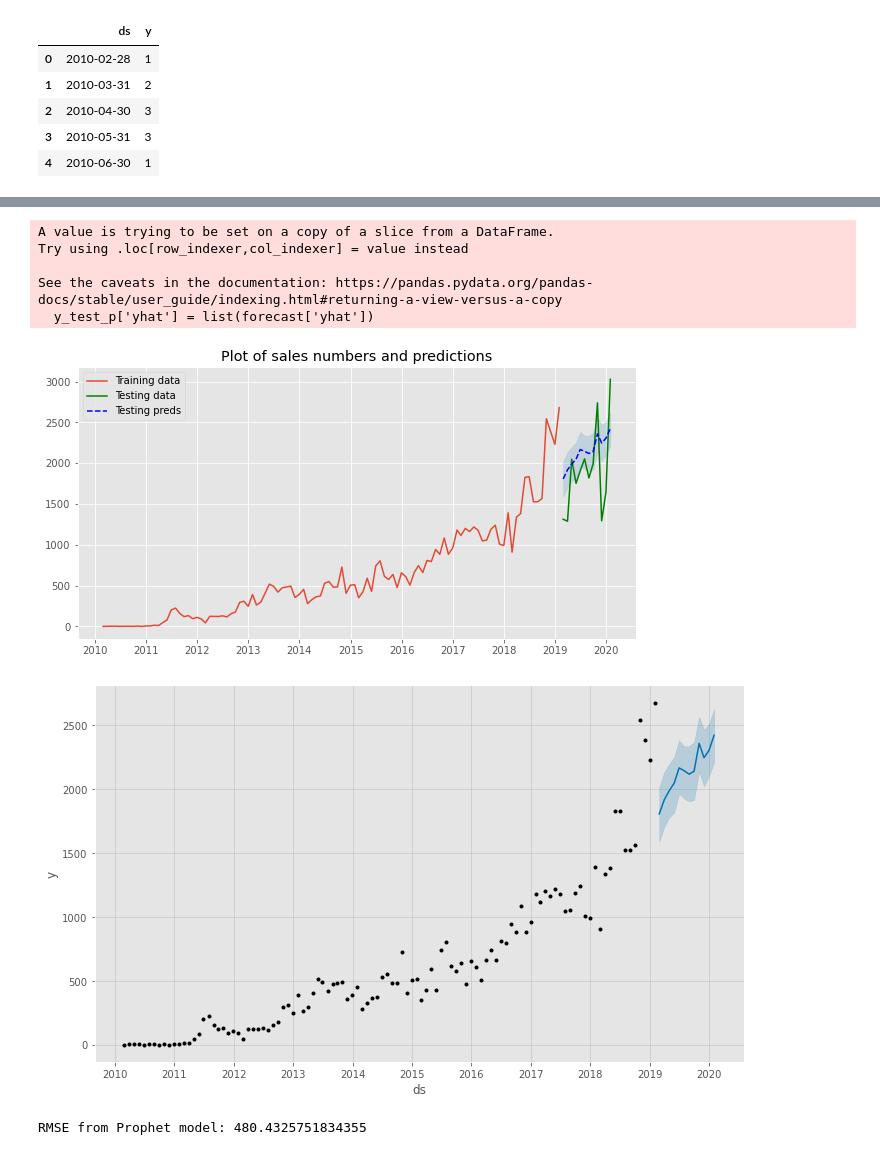
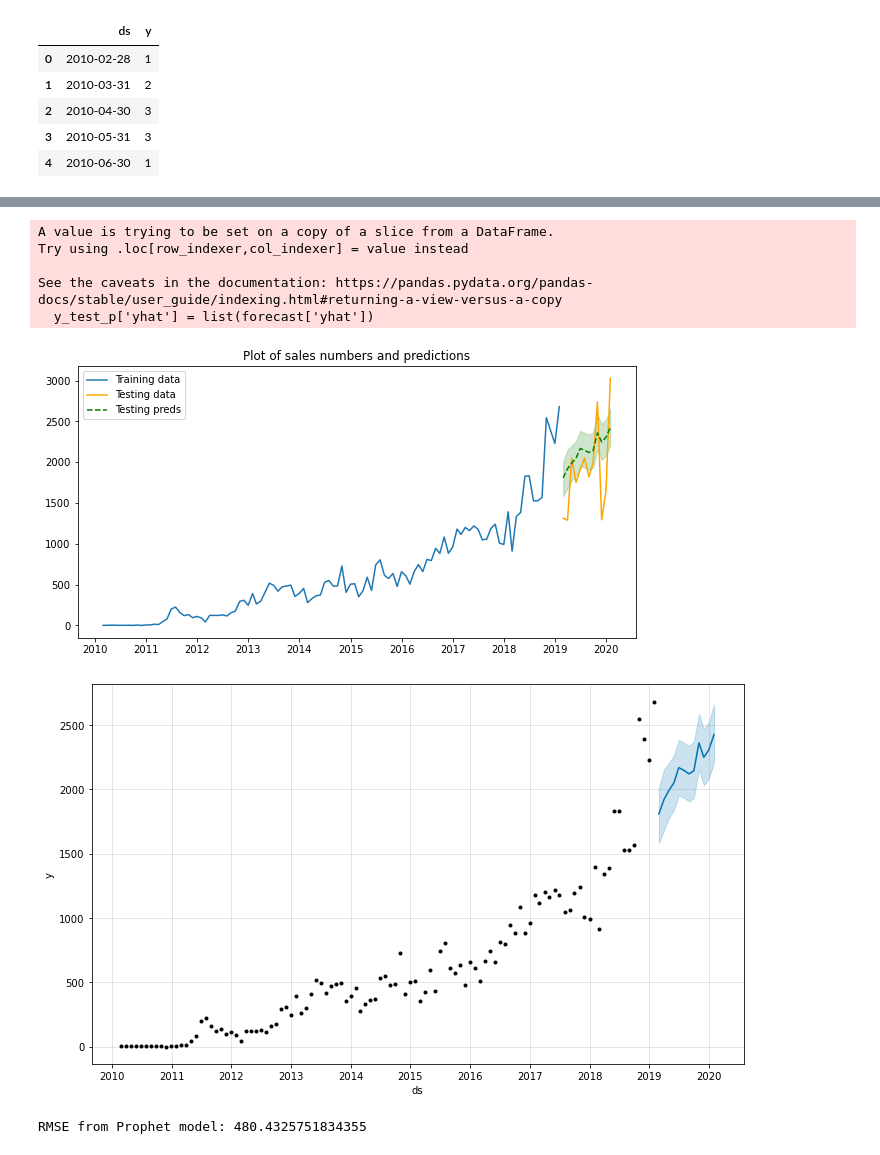
Before and after one commit to aidarahim/Electric_Vehicle_Access, a Jupyter notebook: 01_EV_Ownership.ipynb, the cells around one changed output, grey strips where cells are left out. Cells and saved outputs as stored; diff of their text form; code cells hidden in the pictures.

```diff
--- a/01_EV_Ownership.ipynb
+++ b/01_EV_Ownership.ipynb
@@ -14,8 +14,8 @@ import matplotlib.pyplot as plt
 import matplotlib.cm as cm
 import matplotlib.colors as colors
 from matplotlib.colors import ListedColormap, LinearSegmentedColormap
-import matplotlib
-matplotlib.style.use('ggplot')
+# import matplotlib
+# matplotlib.style.use('ggplot')
 
 # mapping-related imports
 import folium
@@ -841,27 +827,27 @@ INFO:prophet:Disabling daily seasonality. Run prophet with daily_seasonality=Tru
 # %%
 y_test_p['yhat'] = list(forecast['yhat'])
 
 # Plot results
 plt.figure(figsize=(10,5))
 plt.title('Plot of sales numbers and predictions')
 plt.plot(y_train_p['ds'], y_train_p['y'], label='Training data')
-plt.plot(y_test_p['ds'], y_test_p['y'], label='Testing data',color='green')
-plt.plot(y_test_p['ds'], y_test_p['yhat'], '--', label='Testing preds',color='blue')
-plt.fill_between(y_test_p['ds'], forecast['yhat_lower'], forecast['yhat_upper'],color='C1',alpha=0.2)
+plt.plot(y_test_p['ds'], y_test_p['y'], label='Testing data',color='orange')
+plt.plot(y_test_p['ds'], y_test_p['yhat'], '--', label='Testing preds',color='green')
+plt.fill_between(y_test_p['ds'], forecast['yhat_lower'], forecast['yhat_upper'],color='green',alpha=0.2)
 plt.legend()
 plt.show()
 # %% [output]
 A value is trying to be set on a copy of a slice from a DataFrame.
 Try using .loc[row_indexer,col_indexer] = value instead
 
 See the caveats in the documentation: https://pandas.pydata.org/pandas-docs/stable/user_guide/indexing.html#returning-a-view-versus-a-copy
   y_test_p['yhat'] = list(forecast['yhat'])
-[figure, old version]
+[figure, new version]
 # %%
 # built-in Prophet plotting
 m.plot(forecast);
 # %% [output]
-[figure, old version]
+[figure, new version]
 # %%
 # calculate RMSE
 print(f'RMSE from Prophet model: {np.sqrt(mean_squared_error(y_test_p["y"],y_test_p["yhat"]))}')
```
Also changed, not shown: parts of 33 cells of this notebook, 3 other files.
